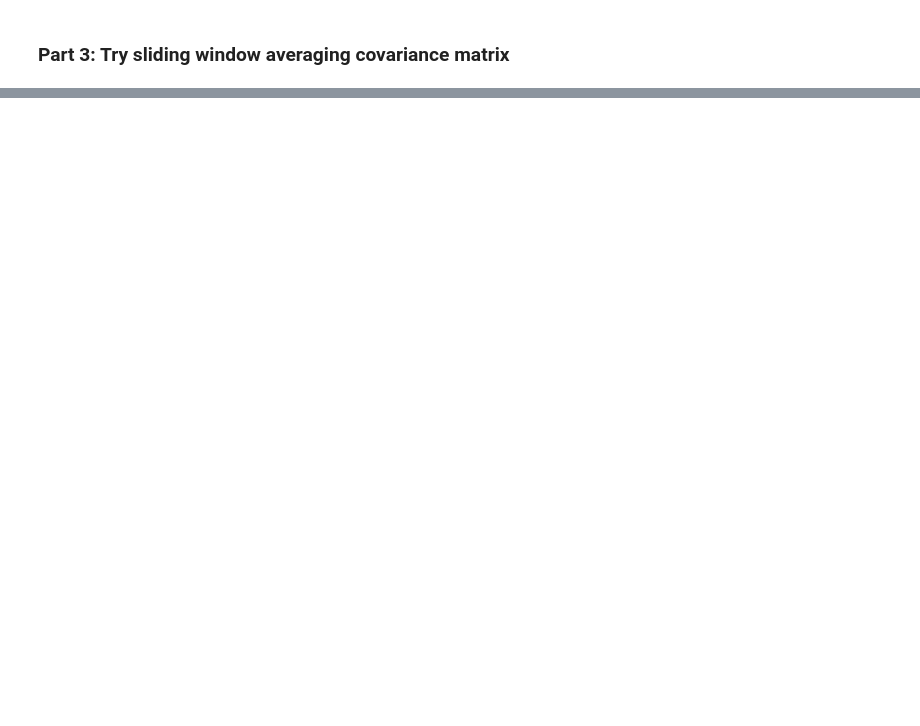
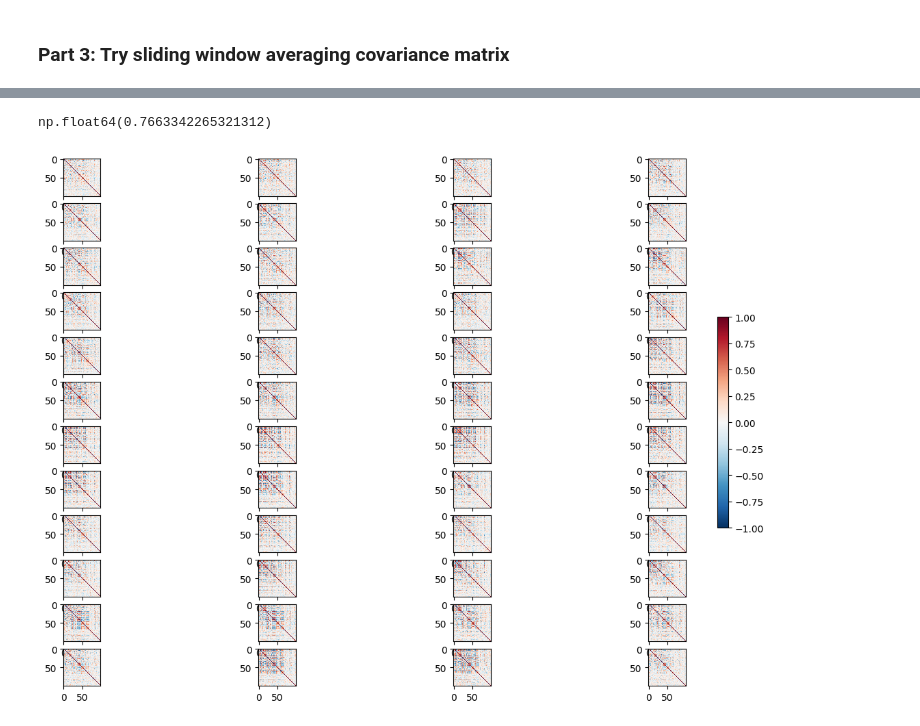
Before and after one commit to vickyli1015/DSC180-Functional-Connectivity-Project, a Jupyter notebook: anastasiya.ipynb, the cells around one changed output, grey strips where cells are left out. Drawn from its saved outputs; the diff is of its cells as text; code cells hidden in the pictures; blank space fills up the shorter version.

```diff
--- a/anastasiya.ipynb
+++ b/anastasiya.ipynb
@@ -233,0 +298,9 @@ np.int64(102)
+# %%
+np.mean(list(compute_scores(windows12).values()))
+# %% [output]
+np.float64(0.7663342265321312)
+# %%
+num_windows = 48
+windows48 = sliding_windows(data, num_windows)
+# %% [output]
+[figure, added]
```
Also changed, not shown: parts of 29 cells of this notebook.
